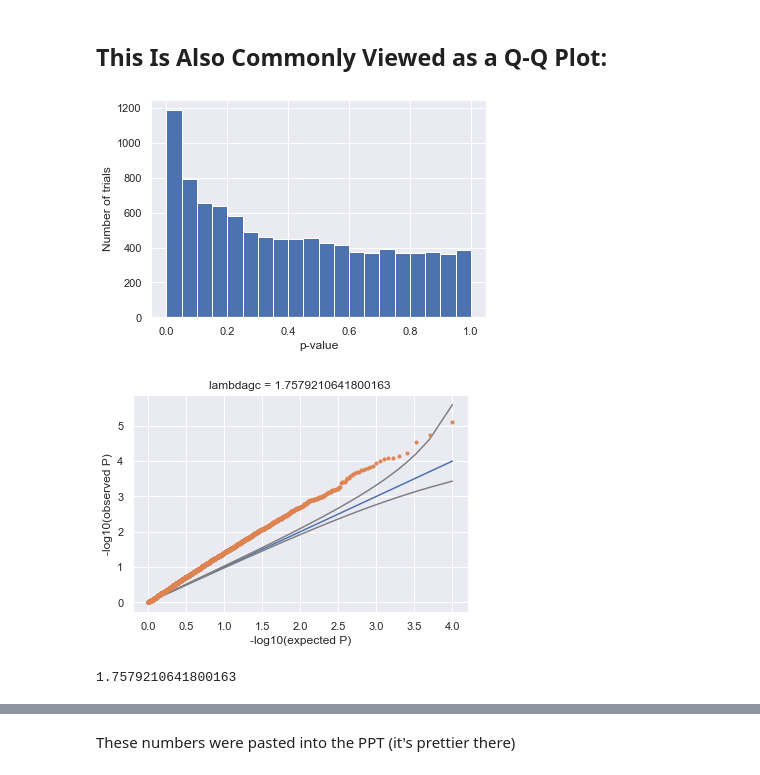
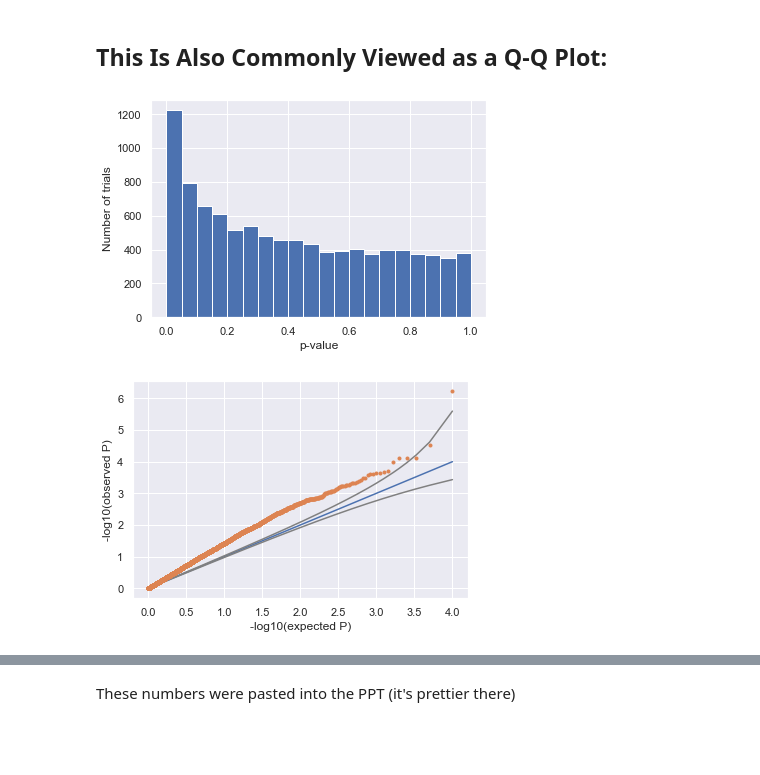
Before and after one commit to davidasiegel/SCOPTIONS-September-2019, a Jupyter notebook: SCOPTIONS Class.ipynb, the cells around one changed output, grey strips where cells are left out. Drawn from its saved outputs; the diff is of its cells as text; code cells hidden in the pictures; blank space fills up the shorter version.

```diff
--- a/SCOPTIONS Class.ipynb
+++ b/SCOPTIONS Class.ipynb
@@ -95,7 +85,7 @@ for k in range(num_experiments):
     for i in range(num_tests): #range(N) = [0,1,2,3,...,N]
         dataA = st.norm.rvs(loc=0,scale=1,size=20)
         dataB = st.norm.rvs(loc=0,scale=1,size=20)
-        statistic, pvalue = st.ttest_ind(dataA,dataB)
+        statistic, pvalue = st.ttest_ind(dataA,dataB,equal_var=False)
         if pvalue < 0.05:
             num_false_positives+=1
     num_false_positives_list.append(num_false_positives)
@@ -136,7 +126,7 @@ pvalue_list = []
 for i in range(num_tests):
     dataA = st.norm.rvs(loc=0,scale=1,size=20)
     dataB = st.norm.rvs(loc=0.25,scale=1,size=20) #The mean for dataB is now different from dataA
-    statistic, pvalue = st.ttest_ind(dataA,dataB)
+    statistic, pvalue = st.ttest_ind(dataA,dataB,equal_var=False)
     pvalue_list.append(pvalue)
 
 n, bins, patches = plt.hist(pvalue_list,20)
@@ -148,12 +138,12 @@ plt.show()
 # %%
-#If the change is small:
+#If the difference between distributions is small:
 
 num_tests = 10000
 pvalue_list = []
 for i in range(num_tests):
     dataA = st.norm.rvs(loc=0,scale=1,size=20)
     dataB = st.norm.rvs(loc=0.05,scale=1,size=20) #The mean for dataB is now different from dataA
-    statistic, pvalue = st.ttest_ind(dataA,dataB)
+    statistic, pvalue = st.ttest_ind(dataA,dataB,equal_var = False)
     pvalue_list.append(pvalue)
 
 n, bins, patches = plt.hist(pvalue_list,20)
@@ -165,12 +155,12 @@ plt.show()
 # %%
-#If the change is large:
+#If the difference between distributions is large:
 
 num_tests = 10000
 pvalue_list = []
 for i in range(num_tests):
     dataA = st.norm.rvs(loc=0,scale=1,size=20)
     dataB = st.norm.rvs(loc=1,scale=1,size=20) #The mean for dataB is now different from dataA
-    statistic, pvalue = st.ttest_ind(dataA,dataB)
+    statistic, pvalue = st.ttest_ind(dataA,dataB,equal_var = False)
     pvalue_list.append(pvalue)
 
 n, bins, patches = plt.hist(pvalue_list,20)
@@ -195,45 +185,37 @@ def qqPlot(pvals):
     upper.resize(len(upper))
     lower = robjects.r('qbeta(0.975,xvals,rev(xvals))')
     lower.resize(len(lower))
-    robjects.r('chisq = qchisq(1-pvals,1)')
-#     robjects.r('lambdagc = median(chisq)/qchisq(0.5,1)')
-#     robjects.r('chisqCorrected = chisq*lambdagc')
-#     pCorrected = robjects.r('1-pchisq(chisqCorrected,1)')
-#     pCorrected.reshape(len(pCorrected),)
-    lambdagc = robjects.r('median(chisq)/qchisq(0.5,1)')[0]
-    plt.title('lambdagc = '+str(lambdagc))
     min_val = min(-np.log10(exp))
     max_val = max(-np.log10(exp))
     plt.plot([min_val,max_val],[min_val,max_val])
     plt.plot(-np.log10(exp),-np.log10(upper),c='grey')
     plt.plot(-np.log10(exp),-np.log10(lower),c='grey')
     plt.plot(-np.log10(exp),-np.log10(obs),'.')
     plt.xlabel('-log10(expected P)')
     plt.ylabel('-log10(observed P)')
     plt.show()
 
-    return lambdagc
+    return
 
 
 
 num_tests = 10000
 pvalue_list = []
 for i in range(num_tests):
     dataA = st.norm.rvs(loc=0,scale=1,size=20)
     dataB = st.norm.rvs(loc=0.25,scale=1,size=20) #The mean for dataB is now different from dataA
-    statistic, pvalue = st.ttest_ind(dataA,dataB)
+    statistic, pvalue = st.ttest_ind(dataA,dataB,equal_var = False)
     pvalue_list.append(pvalue)
 
 n, bins, patches = plt.hist(pvalue_list,20)
 plt.xlabel('p-value')
 plt.ylabel('Number of trials')
 plt.show()
 
 qqPlot(pvalue_list)
 # %% [output]
-[figure, old version]
+[figure, new version]
-[figure, old version]
+[figure, new version]
-1.7579210641800163
 # %%
 #Let's look at the adjusted p-values (FDR/BH):
 pvalue_list = np.array(pvalue_list)
```
Also changed, not shown: parts of 31 cells of this notebook.
